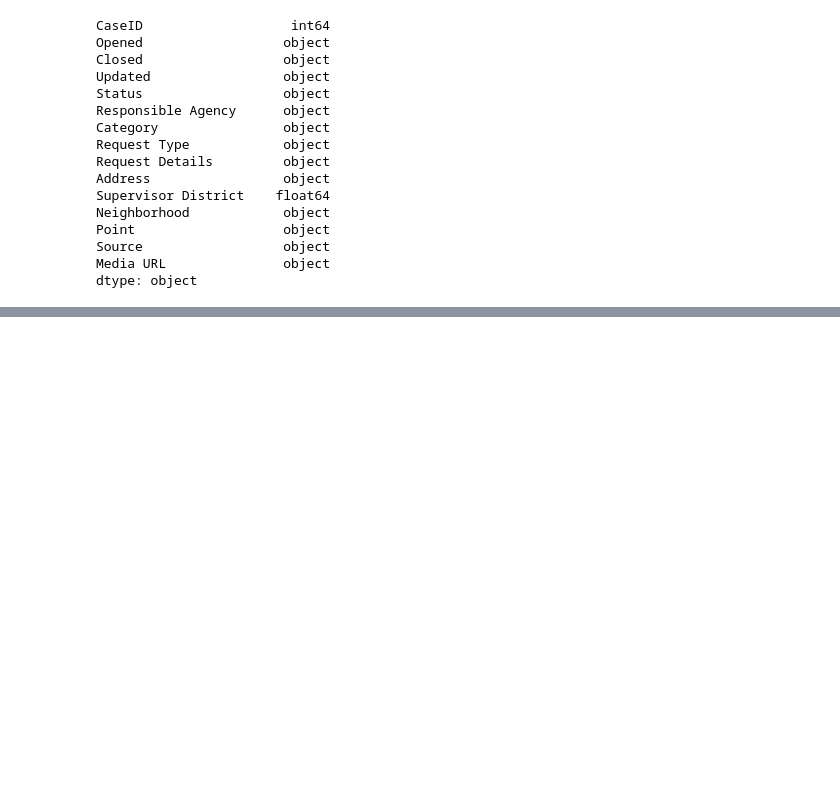
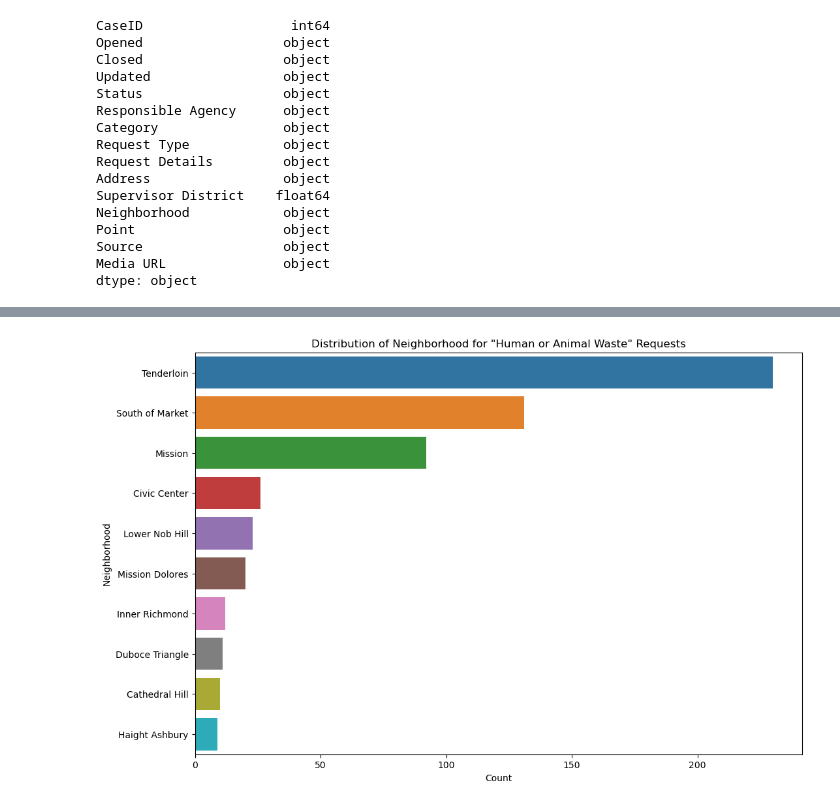
Before and after one commit to Wook22/Public_Data_Prediction_Modeling, a Jupyter notebook: EDA.ipynb, the cells around one changed output, grey strips where cells are left out. Cells and saved outputs as stored; diff of their text form; code cells hidden in the pictures; blank space fills up the shorter version.

```diff
--- a/EDA.ipynb
+++ b/EDA.ipynb
@@ -17,9 +21,9 @@ import pprint
 from api_key import API_key
 # %%
 # Read csv file
-public_data = pd.read_csv("data/November_2014_Street_Cleaning_TTC_20240213.csv")
+df = pd.read_csv("data/November_2014_Street_Cleaning_TTC_20240213.csv")
 
-public_data.head()
+df.head()
 # %% [output]
 |  | CaseID | Opened | Closed | Updated | Status | Responsible Agency | Category | Request Type | ... |
 | 0 | 4165985 | 11/01/2014 12:06:00 AM | 11/01/2014 12:58:50 AM | 11/01/2014 12:58:50 AM | Closed | Recology_Overflowing | Street and Sidewalk Cleaning | Overflowing_City_Receptacle_or_Du... | ... |
@@ -50,3 +165,16 @@ dtype: object
+# %%
+# Filter the DataFrame for rows where 'Request Type' is 'Human or Animal Waste'
+filtered_df = public_data[public_data['Request Type'] == 'Human or Animal Waste']
+
+# Plot the distribution of 'Neighborhood' for filtered data
+plt.figure(figsize=(12, 8))
+sns.countplot(y='Neighborhood', data=filtered_df, order=filtered_df['Neighborhood'].value_counts().index[:10]) # Display top 10 neighborhoods
+plt.title('Distribution of Neighborhood for "Human or Animal Waste" Requests')
+plt.xlabel('Count')
+plt.ylabel('Neighborhood')
+plt.show()
+# %% [output]
+[figure, added]
 # %%
 # Set up Yelp API credentials
 headers = {
```
Also changed, not shown: parts of 14 cells of this notebook, 1 other file.
